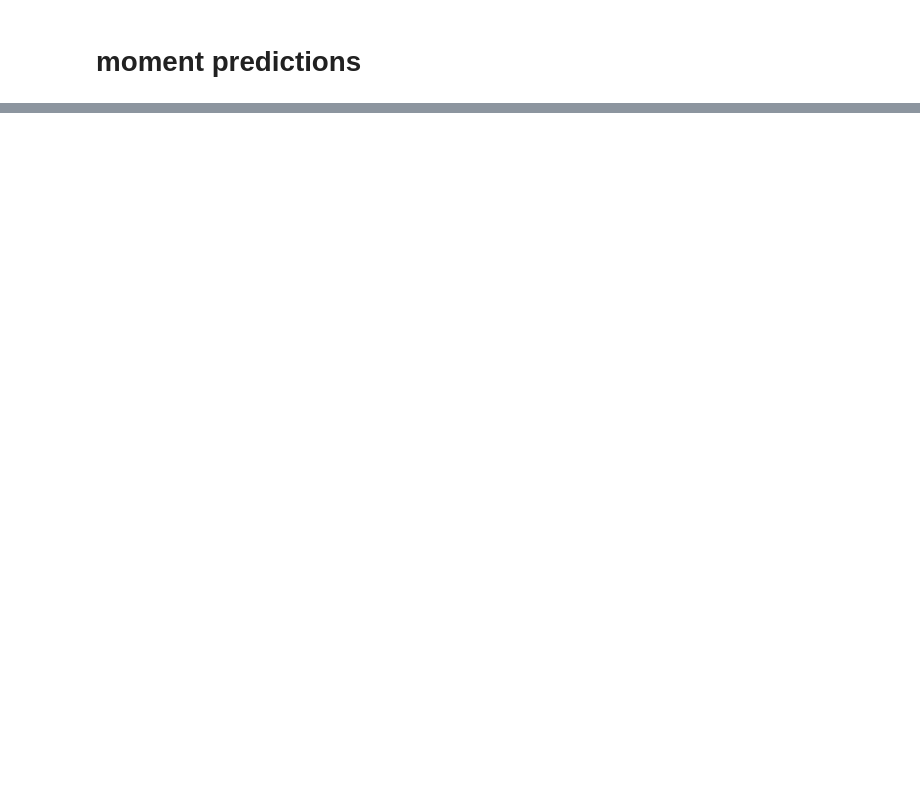
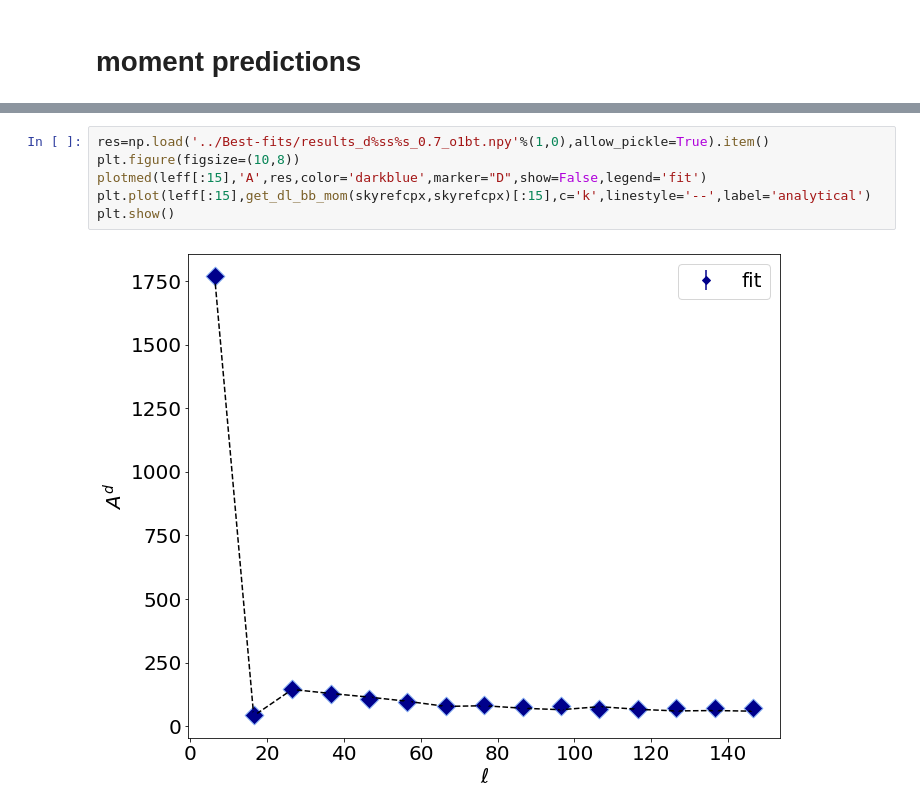
Before and after one commit to LeoVacher/moments-crosscell, a Jupyter notebook: notebook-plots/Compute-analytical-moments.ipynb, the cells around one changed output, grey strips where cells are left out. Saved outputs shown, nothing was run; the diff lists cells and outputs as text; blank space fills up the shorter version.

```diff
--- a/notebook-plots/Compute-analytical-moments.ipynb
+++ b/notebook-plots/Compute-analytical-moments.ipynb
@@ -108,0 +123,8 @@ mom2b = skyrefcpx*(betamap-betabar)**2
+# %%
+res=np.load('../Best-fits/results_d%ss%s_0.7_o1bt.npy'%(1,0),allow_pickle=True).item()
+plt.figure(figsize=(10,8))
+plotmed(leff[:15],'A',res,color='darkblue',marker="D",show=False,legend='fit')
+plt.plot(leff[:15],get_dl_bb_mom(skyrefcpx,skyrefcpx)[:15],c='k',linestyle='--',label='analytical')
+plt.show()
+# %% [output]
+[figure, added]
```
Also changed, not shown: parts of 13 cells of this notebook.
